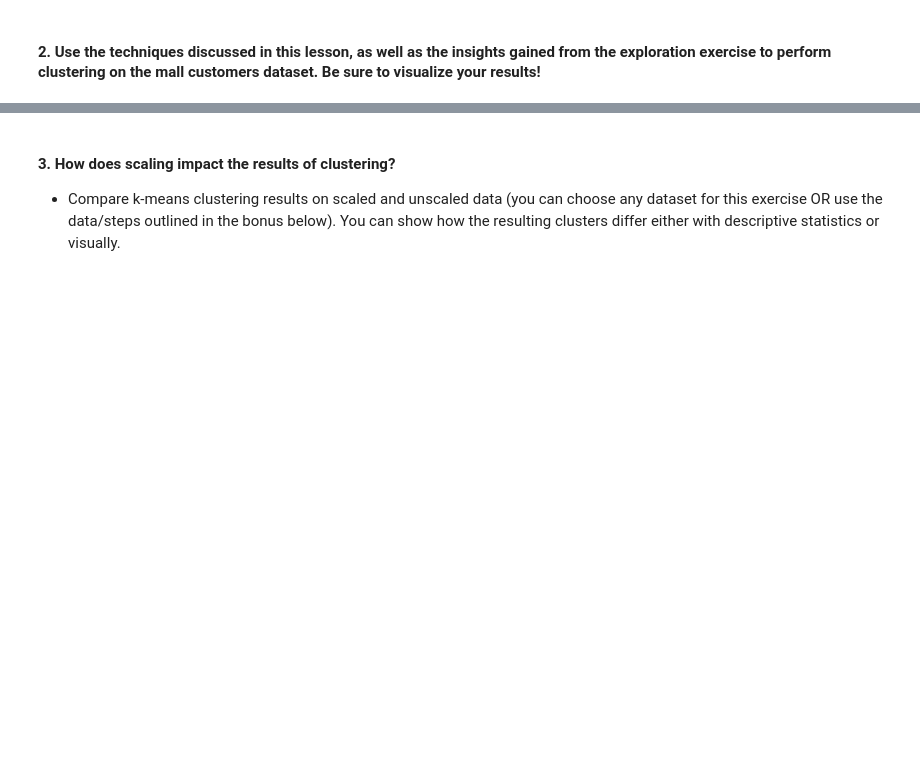
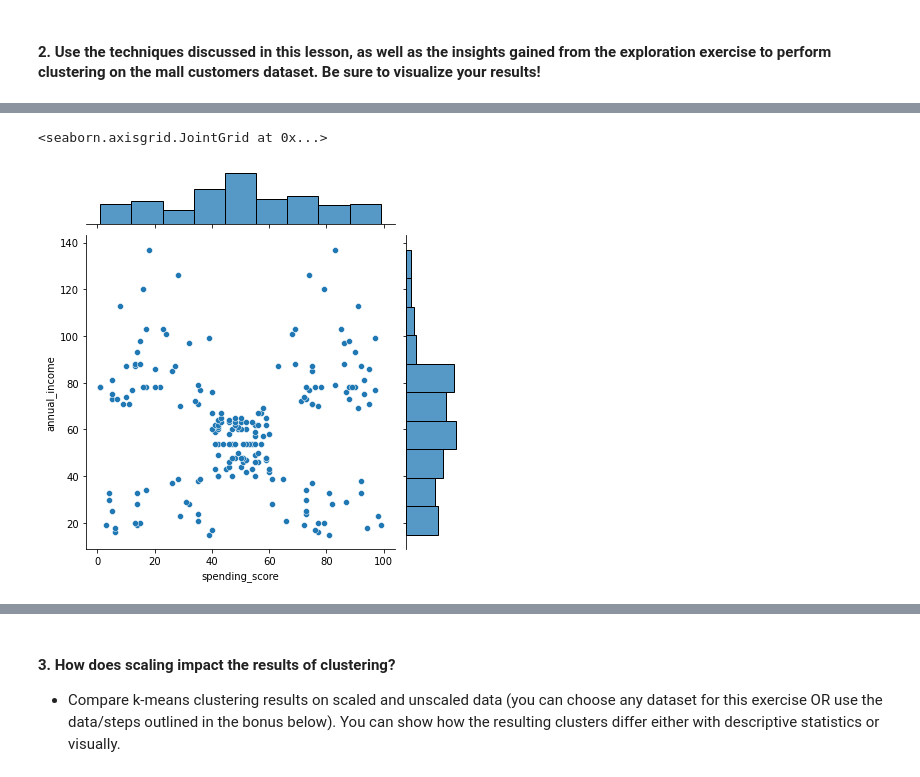
Before and after one commit to HeatherOrtegaMcMillan/clustering-exercises, a Jupyter notebook: modeling.ipynb, the cells around one changed output, grey strips where cells are left out. Drawn from its saved outputs; the diff is of its cells as text; code cells hidden in the pictures; blank space fills up the shorter version.

```diff
--- a/modeling.ipynb
+++ b/modeling.ipynb
@@ -121,0 +221,5 @@ for ax, k in zip(axs.ravel(), range(2, 6)):
+# %%
+sns.jointplot(data = X_mall, x = 'spending_score', y = 'annual_income')
+# %% [output]
+<seaborn.axisgrid.JointGrid at 0x...>
+[figure, added]
```
Also changed, not shown: parts of 32 cells of this notebook.
